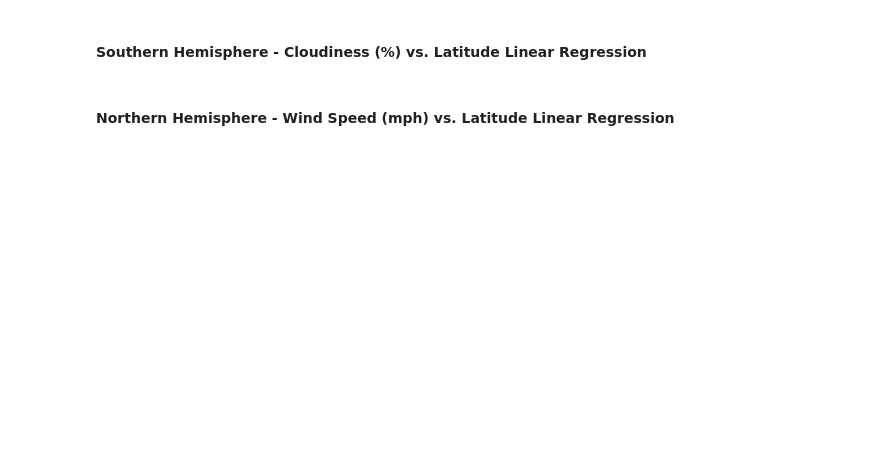
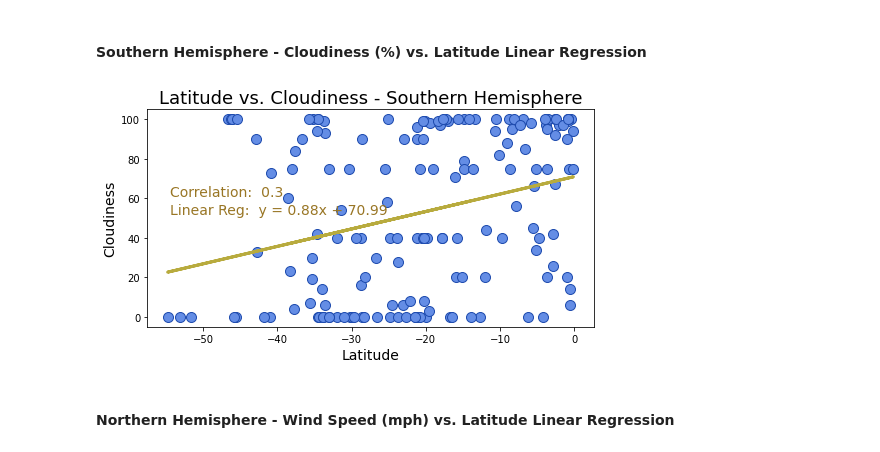
Before and after one commit to beaujeffrey03/python-api-challenge, a Jupyter notebook: WeatherPy/WeatherPy.ipynb, the cells around one changed output. Drawn from its saved outputs; the diff is of its cells as text; code cells hidden in the pictures; blank space fills up the shorter version.

```diff
--- a/WeatherPy/WeatherPy.ipynb
+++ b/WeatherPy/WeatherPy.ipynb
@@ -361,4 +390,25 @@ plt.show()
 # %% [markdown]
 ####  Southern Hemisphere - Cloudiness (%) vs. Latitude Linear Regression
+# %%
+s_lat_x = southern_df['Lat']
+s_cloud_y = southern_df['Cloudiness']
+
+s_cloud_slope, s_cloud_int, s_cloud_r, s_cloud_p, s_cloud_std_err = linregress(s_lat_x, s_cloud_y)
+s_cloud_regression = s_cloud_slope * s_lat_x + s_cloud_int
+s_cloud_regression_txt = f'y = {str(round(s_cloud_slope,2))}x + {str(round(s_cloud_int,2))}'
+
+plt.figure(figsize=(8, 4))
+plt.scatter(s_lat_x, s_cloud_y, marker='o', facecolors="#648DE5", edgecolors="#1e4bae", s=100)
+plt.plot(s_lat_x, s_cloud_regression, color='#B8AB3E', linewidth=3)
+plt.title('Latitude vs. Cloudiness - Southern Hemisphere', fontsize=18)
+plt.xlabel('Latitude', fontsize=14)
+plt.ylabel('Cloudiness', fontsize=14)
+plt.annotate(f'Correlation:  {round(s_cloud_r, 2)}', xy=(0.05, 0.6), xycoords='axes fraction', \
+             fontsize=14, color='#997625')
+plt.annotate(f'Linear Reg:  {s_cloud_regression_txt}', xy=(0.05, 0.52), xycoords='axes fraction', \
+             fontsize=14, color='#997625')
+plt.show()
+# %% [output]
+[figure, added]
 # %% [markdown]
 ####  Northern Hemisphere - Wind Speed (mph) vs. Latitude Linear Regression
```
Also changed, not shown: parts of 20 cells of this notebook, 1 other file.
